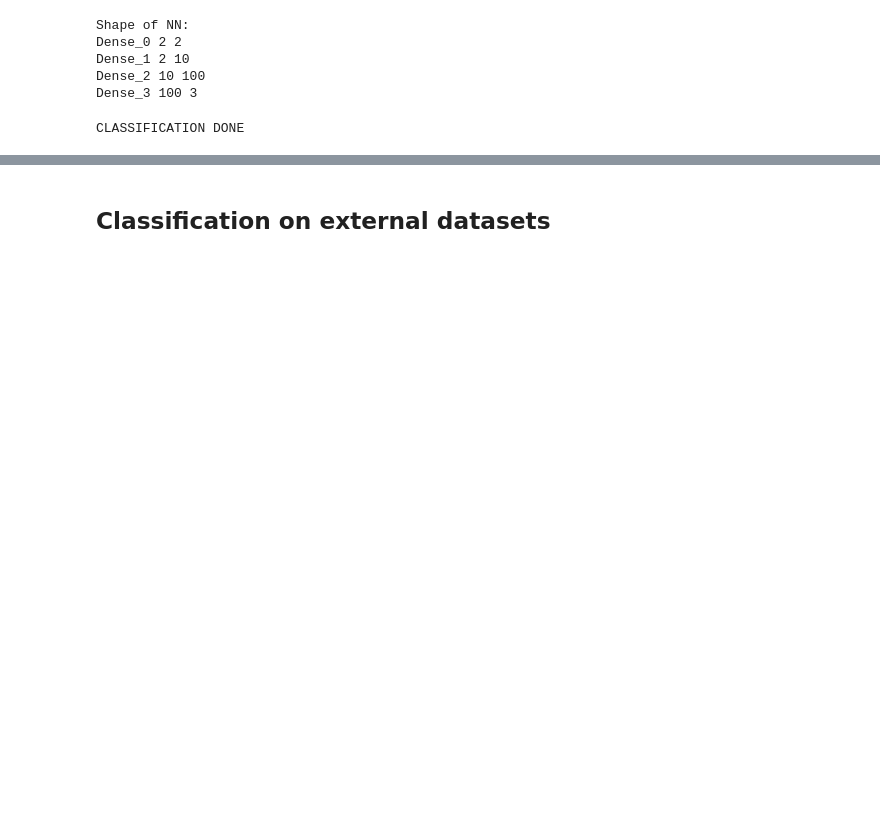
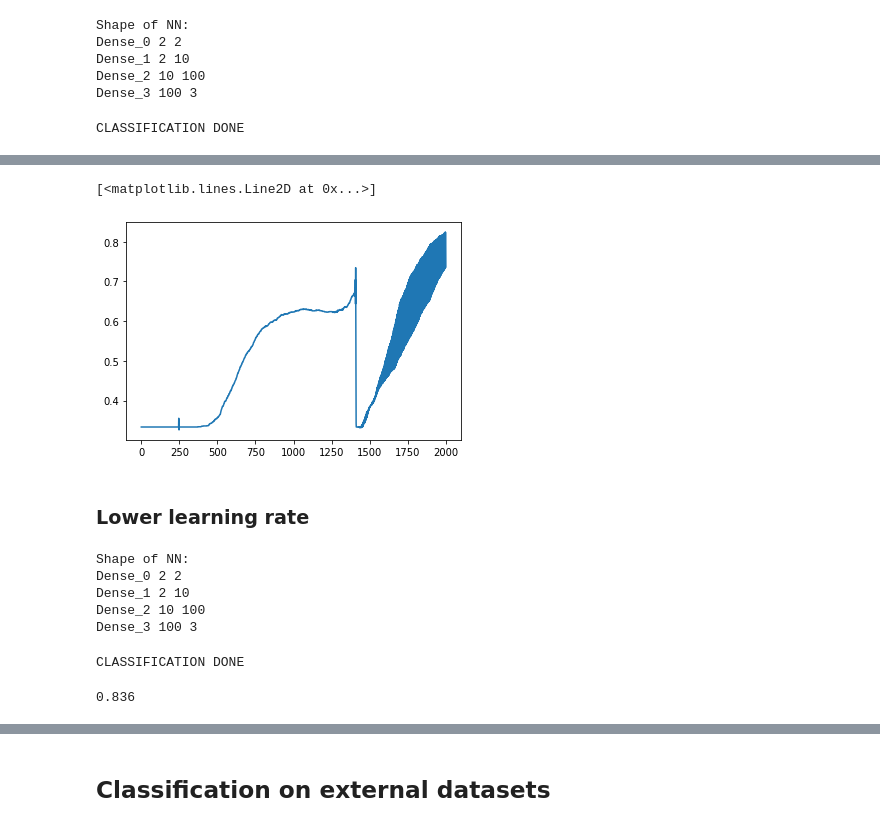
Before and after one commit to MichalBortkiewicz/mlp-neural-network, a Jupyter notebook: notebooks/classification_results.ipynb, the cells around one changed output, grey strips where cells are left out. Saved outputs shown, nothing was run; the diff lists cells and outputs as text; code cells hidden in the pictures; blank space fills up the shorter version.

```diff
--- a/notebooks/classification_results.ipynb
+++ b/notebooks/classification_results.ipynb
@@ -86,0 +99,37 @@ IndexError: tuple index out of range
+# %%
+plt.plot(list(range(len(nn2.history['metrics']))), nn2.history['metrics'])
+# %% [output]
+[<matplotlib.lines.Line2D at 0x...>]
+[figure, added]
+# %% [markdown]
+### Lower learning rate
+# %%
+data = pd.read_csv('../src/data/classification/data.three_gauss.train.500.csv')
+
+X = data[["x", "y"]].values
+y = data["cls"].values
+
+nn2 = NeuralNetwork(seed=1, n_layers=4,
+                    n_neurons_per_layer=[2, 10,  100, 3], act_funcs=['sigmoid', 'sigmoid', 'sigmoid', 'softmax'],
+                    bias=True, problem='classification')
+print("Shape of NN:")
+for layer in nn2.layers:
+    print(layer.name, layer.input_dim, layer.output_dim)
+# %% [output]
+Shape of NN:
+Dense_0 2 2
+Dense_1 2 10
+Dense_2 10 100
+Dense_3 100 3
+# %%
+y = y-1
+nn2.train(X.T, y, 5000, 0.4)
+
+print("CLASSIFICATION DONE")
+y_hat = nn2.predict(X.T)
+# %% [output]
+CLASSIFICATION DONE
+# %%
+nn2.get_multiclass_accuracy(y_hat, y)
+# %% [output]
+0.836
```
Also changed, not shown: parts of 14 cells of this notebook.
